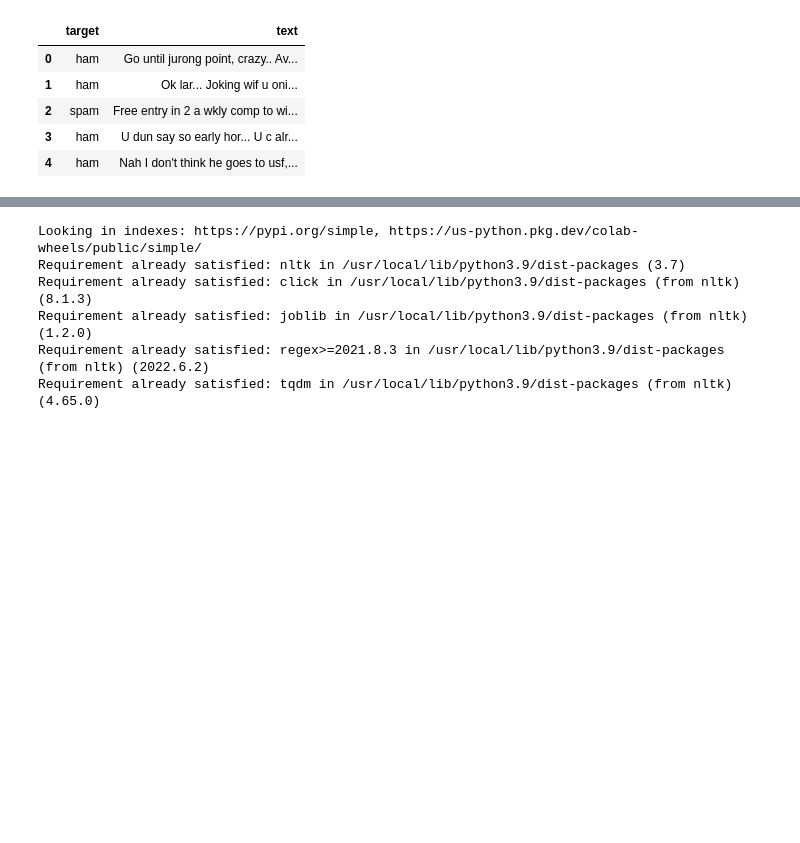
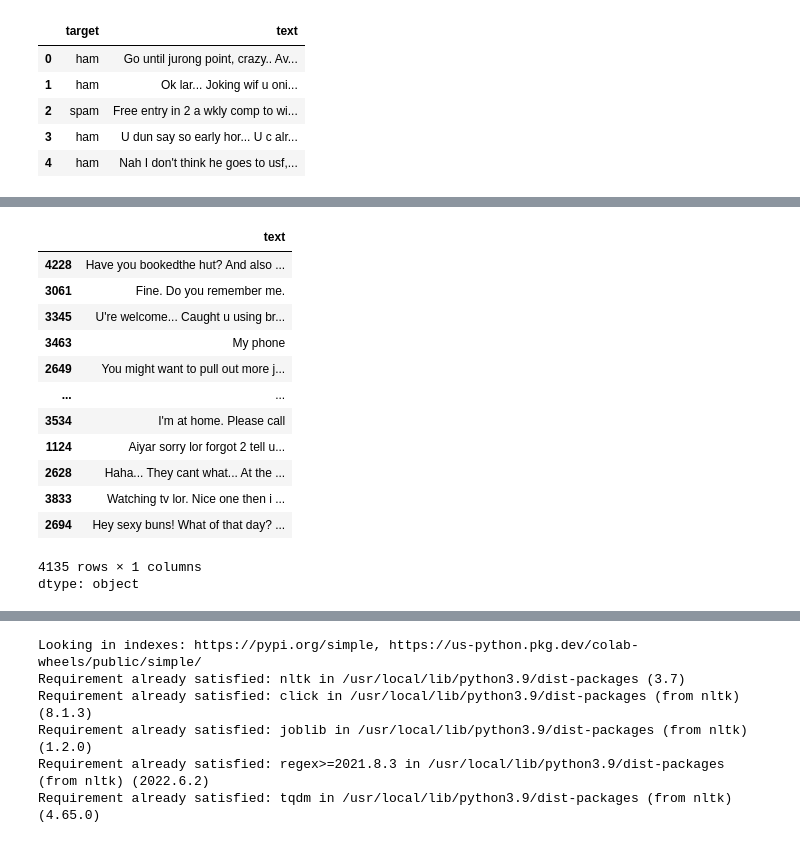
Before and after one commit to arbin34/heruk, a Jupyter notebook: spamnonspam.ipynb, the cells around one changed output, grey strips where cells are left out. Saved outputs shown, nothing was run; the diff lists cells and outputs as text; code cells hidden in the pictures; blank space fills up the shorter version.

```diff
--- a/spamnonspam.ipynb
+++ b/spamnonspam.ipynb
@@ -82,0 +120,17 @@ df['target']=lebel.fit_transform(df['target'])
+# %%
+x_train
+# %% [output]
+|  | text |
+| 4228 | Have you bookedthe hut? And also ... |
+| 3061 | Fine. Do you remember me. |
+| 3345 | U're welcome... Caught u using br... |
+| 3463 | My phone |
+| 2649 | You might want to pull out more j... |
+| ... | ... |
+| 3534 | I'm at home. Please call |
+| 1124 | Aiyar sorry lor forgot 2 tell u... |
+| 2628 | Haha... They cant what... At the ... |
+| 3833 | Watching tv lor. Nice one then i ... |
+| 2694 | Hey sexy buns! What of that day? ... |
+4135 rows × 1 columns
+dtype: object
```
Also changed, not shown: parts of 23 cells of this notebook.
